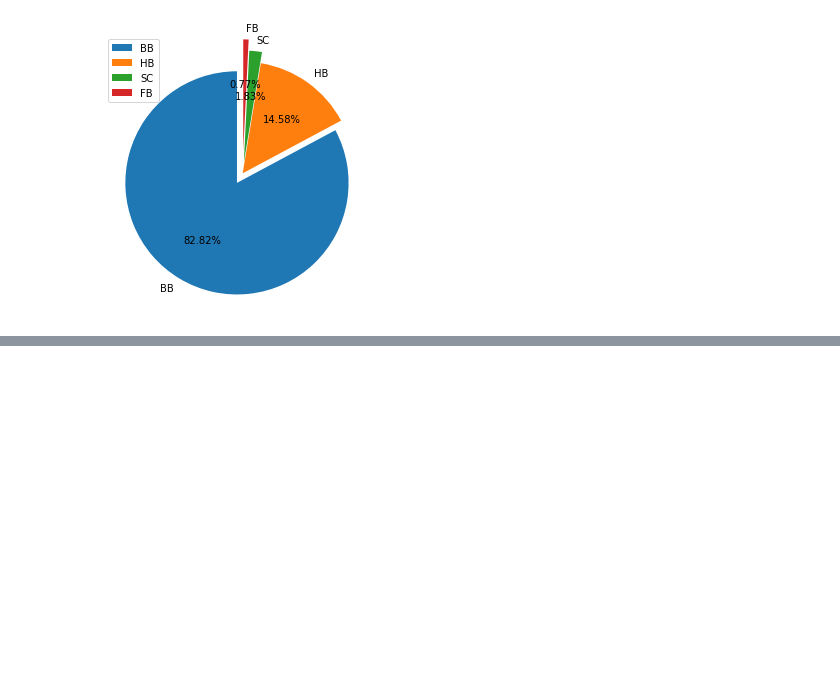
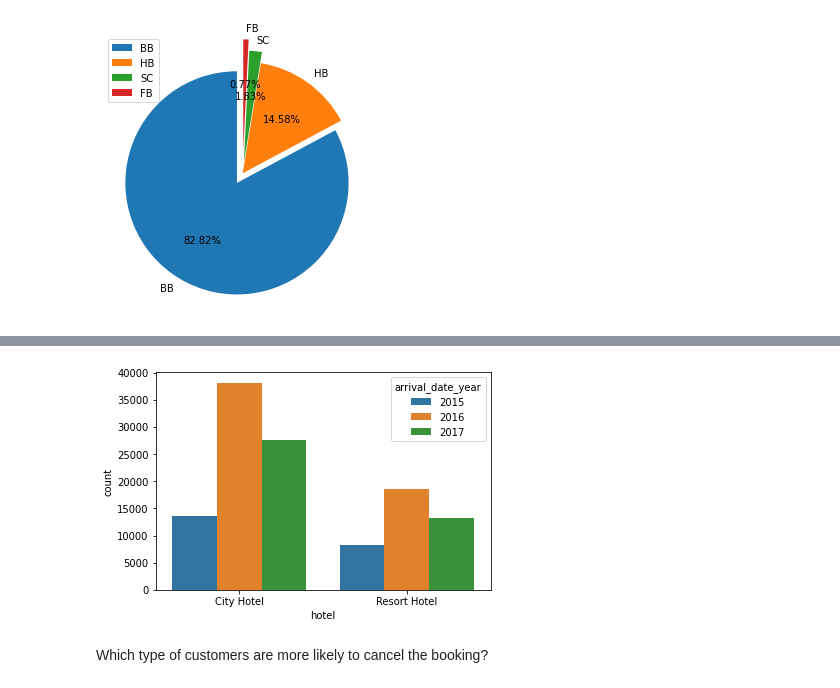
Before and after one commit to surbhikumari8431/Hotel-Booking, a Jupyter notebook: Copy_of_Hotel_Booking_Analysis_Capstone_Project.ipynb, the cells around one changed output, grey strips where cells are left out. Cells and saved outputs as stored; diff of their text form; code cells hidden in the pictures; blank space fills up the shorter version.

```diff
--- a/Copy_of_Hotel_Booking_Analysis_Capstone_Project.ipynb
+++ b/Copy_of_Hotel_Booking_Analysis_Capstone_Project.ipynb
@@ -404,0 +459,6 @@ plt.show();
+# %%
+sns.countplot(x = "hotel", hue = "arrival_date_year", data = df, order = ["City Hotel", "Resort Hotel"]);
+# %% [output]
+[figure, added]
+# %% [markdown]
+Which type of customers are more likely to cancel the booking?
```
Also changed, not shown: parts of 26 cells of this notebook.
